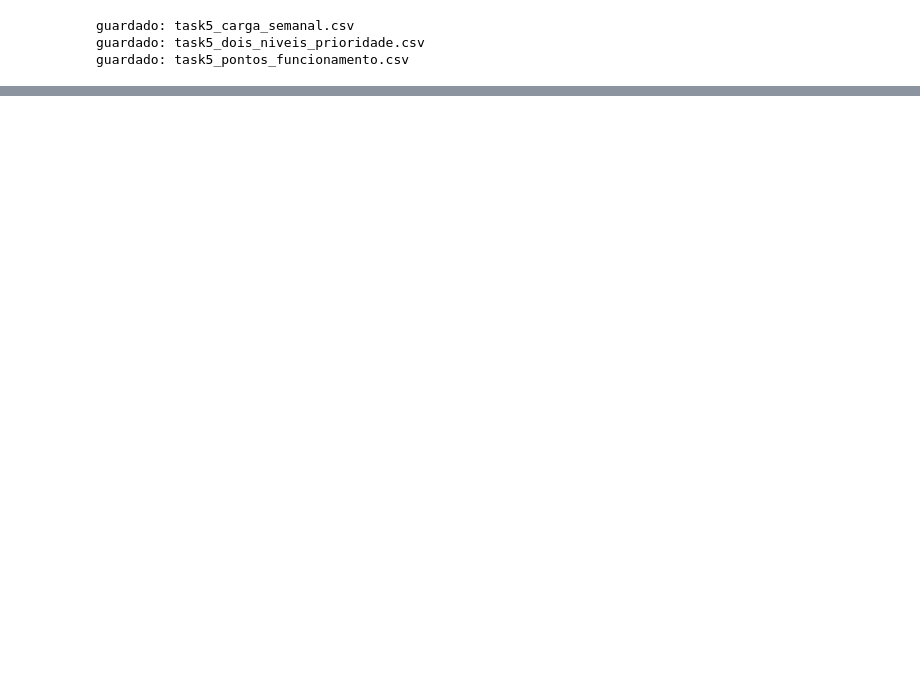
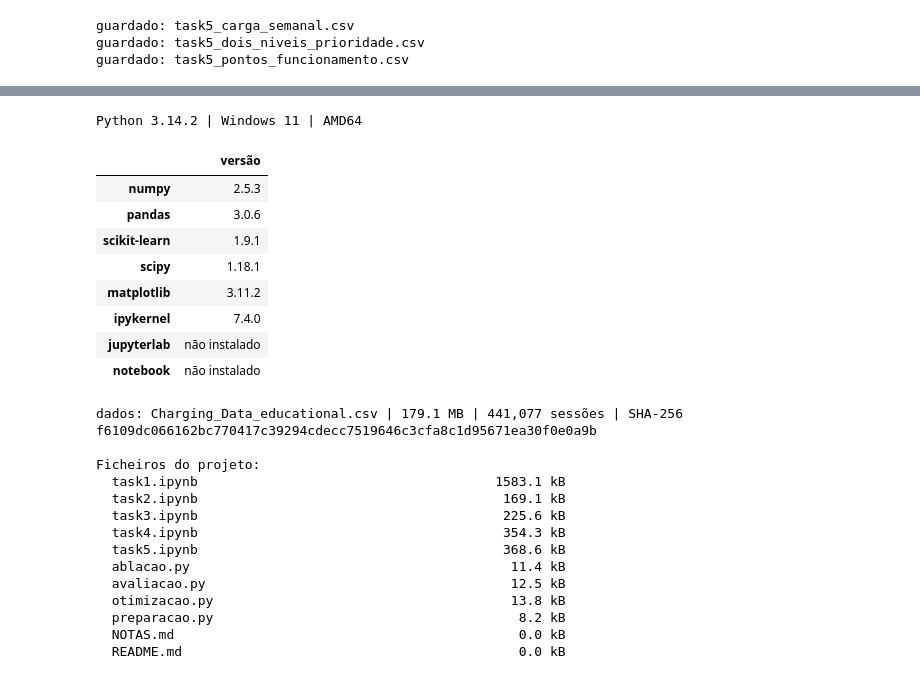
Before and after one commit to 1231478-Ellah-Fleischmann/MINDD-PROJETO, a Jupyter notebook: task5.ipynb, the cells around one changed output, grey strips where cells are left out. Drawn from its saved outputs; the diff is of its cells as text; code cells hidden in the pictures; blank space fills up the shorter version.

```diff
--- a/task5.ipynb
+++ b/task5.ipynb
@@ -1014,0 +1019,54 @@ guardado: task5_pontos_funcionamento.csv
+# %%
+import sys, platform, hashlib
+from importlib.metadata import version, PackageNotFoundError
+
+# 1) Ambiente
+print(f"Python {sys.version.split()[0]} | {platform.system()} {platform.release()} | {platform.machine()}")
+vers = {}
+for p in ["numpy", "pandas", "scikit-learn", "scipy", "matplotlib", "ipykernel", "jupyterlab", "notebook"]:
+    try:
+        vers[p] = version(p)
+    except PackageNotFoundError:
+        vers[p] = "não instalado"
+display(pd.Series(vers, name="versão").to_frame())
+
+# 2) Identificação dos dados (a impressão digital confirma que todas usam o mesmo ficheiro)
+def sha256(caminho, bloco=1 << 20):
+    h = hashlib.sha256()
+    with open(caminho, "rb") as fh:
+        for b in iter(lambda: fh.read(bloco), b""):
+            h.update(b)
+    return h.hexdigest()
+
+print(f"dados: {DATA_PATH} | {DATA_PATH.stat().st_size / 1e6:.1f} MB | {len(tudo):,} sessões | SHA-256 {sha256(DATA_PATH)}")
+
+# 3) Ficheiros do projeto (cadernos e módulos na pasta do projeto)
+print("\nFicheiros do projeto:")
+for padrao in ["*.ipynb", "*.py", "*.txt", "*.md"]:
+    for f in sorted(Path(".").glob(padrao)):
+        print(f"  {f.name:<45} {f.stat().st_size / 1e3:9.1f} kB")
+# %% [output]
+Python 3.14.2 | Windows 11 | AMD64
+|  | versão |
+| numpy | 2.5.3 |
+| pandas | 3.0.6 |
+| scikit-learn | 1.9.1 |
+| scipy | 1.18.1 |
+| matplotlib | 3.11.2 |
+| ipykernel | 7.4.0 |
+| jupyterlab | não instalado |
+| notebook | não instalado |
+dados: Charging_Data_educational.csv | 179.1 MB | 441,077 sessões | SHA-256 f6109dc066162bc770417c39294cdecc7519646c3cfa8c1d95671ea30f0e0a9b
+
+Ficheiros do projeto:
+  task1.ipynb                                      1583.1 kB
+  task2.ipynb                                       169.1 kB
+  task3.ipynb                                       225.6 kB
+  task4.ipynb                                       354.3 kB
+  task5.ipynb                                       368.6 kB
+  ablacao.py                                         11.4 kB
+  avaliacao.py                                       12.5 kB
+  otimizacao.py                                      13.8 kB
+  preparacao.py                                       8.2 kB
+  NOTAS.md                                            0.0 kB
+  README.md                                           0.0 kB
```
Also changed, not shown: parts of 3 cells of this notebook, 13 other files.
